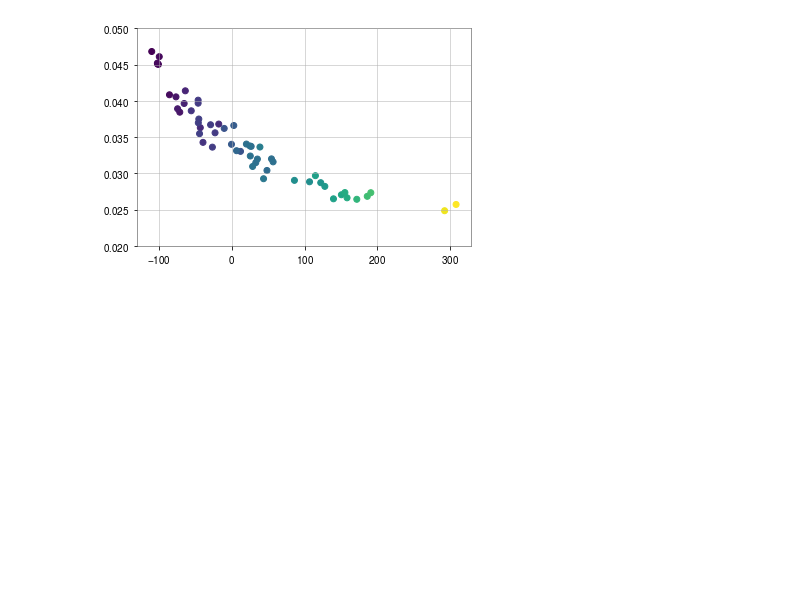
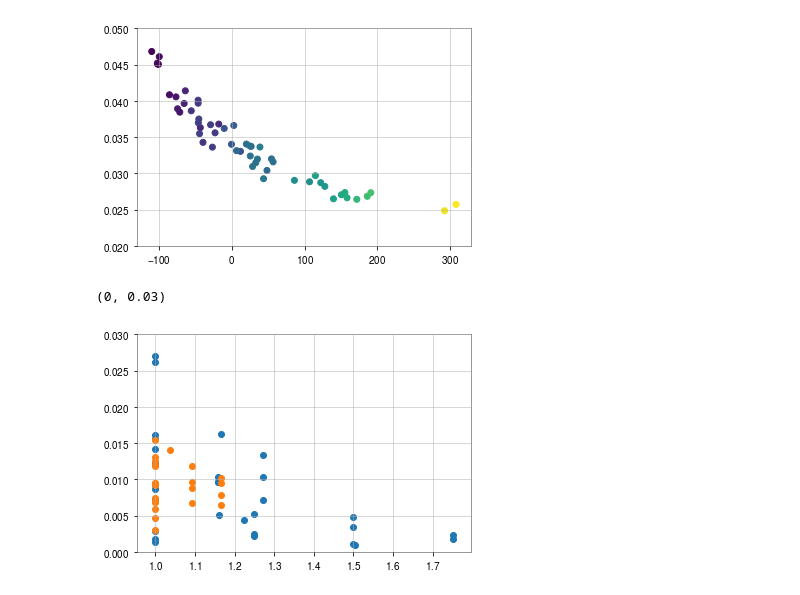
Before and after one commit to johnkou97/model, a Jupyter notebook: Freq_dom.ipynb, the cells around one changed output. Saved outputs shown, nothing was run; the diff lists cells and outputs as text; code cells hidden in the pictures; blank space fills up the shorter version.

```diff
--- a/Freq_dom.ipynb
+++ b/Freq_dom.ipynb
@@ -192,7 +193,7 @@ for m in range(0,2):
 Analyze data for BAM
 # %%
 freq2=np.zeros(31)
-
+amp2=np.zeros(31)
 i=0
 for m in range(0,2):
     for k in range(0,10):
@@ -203,7 +204,7 @@ for m in range(0,2):
                 dat = list(file["/rh_22"])
                 rh = np.array(file["/rh_22/%s" %dat[-1]])
 
-                freq2[i]=analyze(file,mas2[i])
+                freq2[i],amp2[i]=analyze(file,mas2[i])
 
                 i=i+1
             except OSError:
@@ -212,7 +213,7 @@ for m in range(0,2):
 Analyze data for THC
 # %%
 freq1=np.zeros(23)
-
+amp1=np.zeros(23)
 i=0
 for m in range(0,2):
     for k in range(0,10):
@@ -223,7 +224,7 @@ for m in range(0,2):
                 dat = list(file["/rh_22"])
                 rh = np.array(file["/rh_22/Rh_l2_m2_r00400.txt" ])
 
-                freq1[i]=analyze(file,mas1[i])
+                freq1[i],amp1[i]=analyze(file,mas1[i])
 
                 i=i+1
             except OSError:
@@ -308,3 +309,15 @@ plt.ylim(0.02,0.05)
 # %% [output]
 (0.02, 0.05)
 [figure]
+# %%
+q=np.load('results/q.npy')
+# %%
+q2=q[23:]
+q1=q[:23]
+# %%
+plt.scatter(q2,amp2/mas2)
+plt.scatter(q1,amp1/mas1)
+plt.ylim(0,0.030)
+# %% [output]
+(0, 0.03)
+[figure, added]
```
Also changed, not shown: parts of 1 cell of this notebook, 2 other files.
